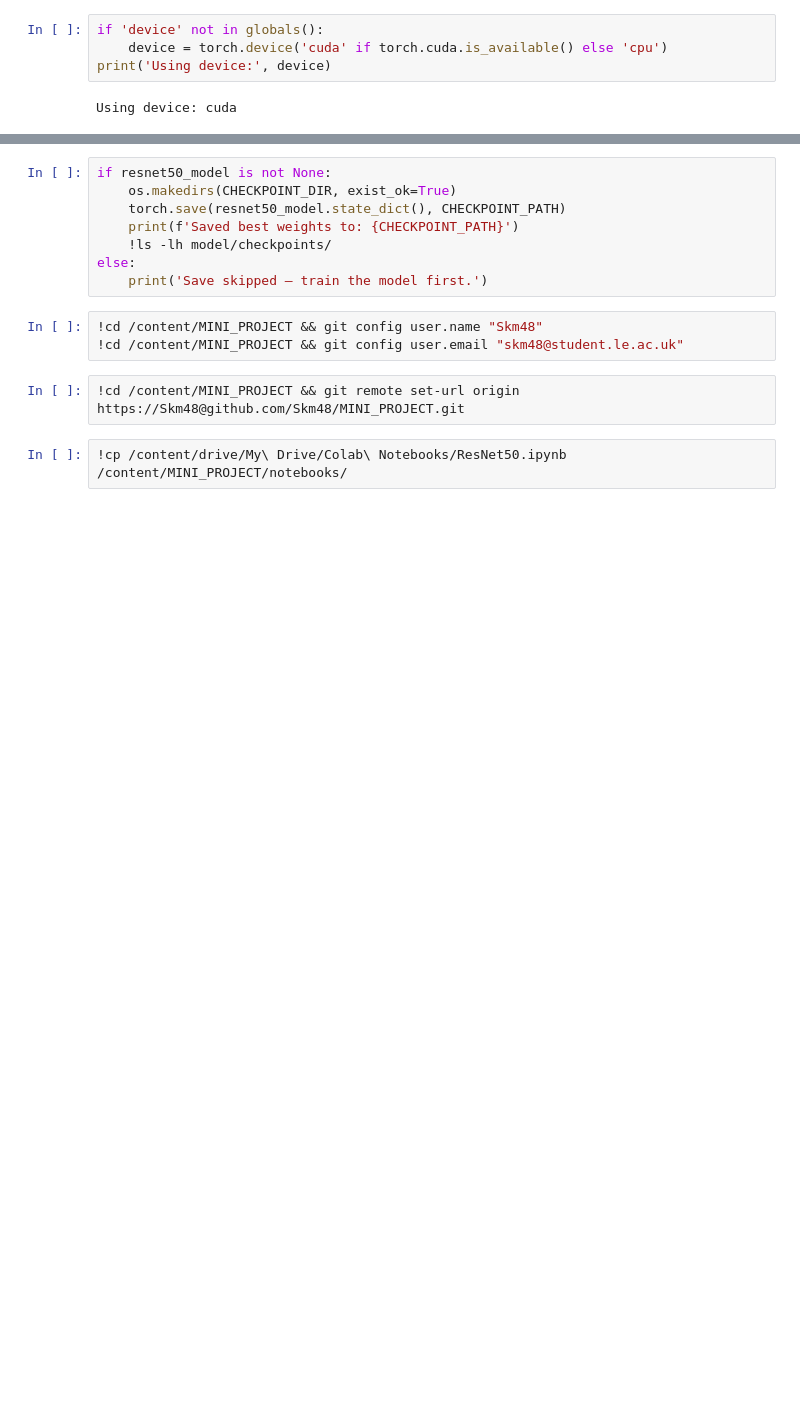
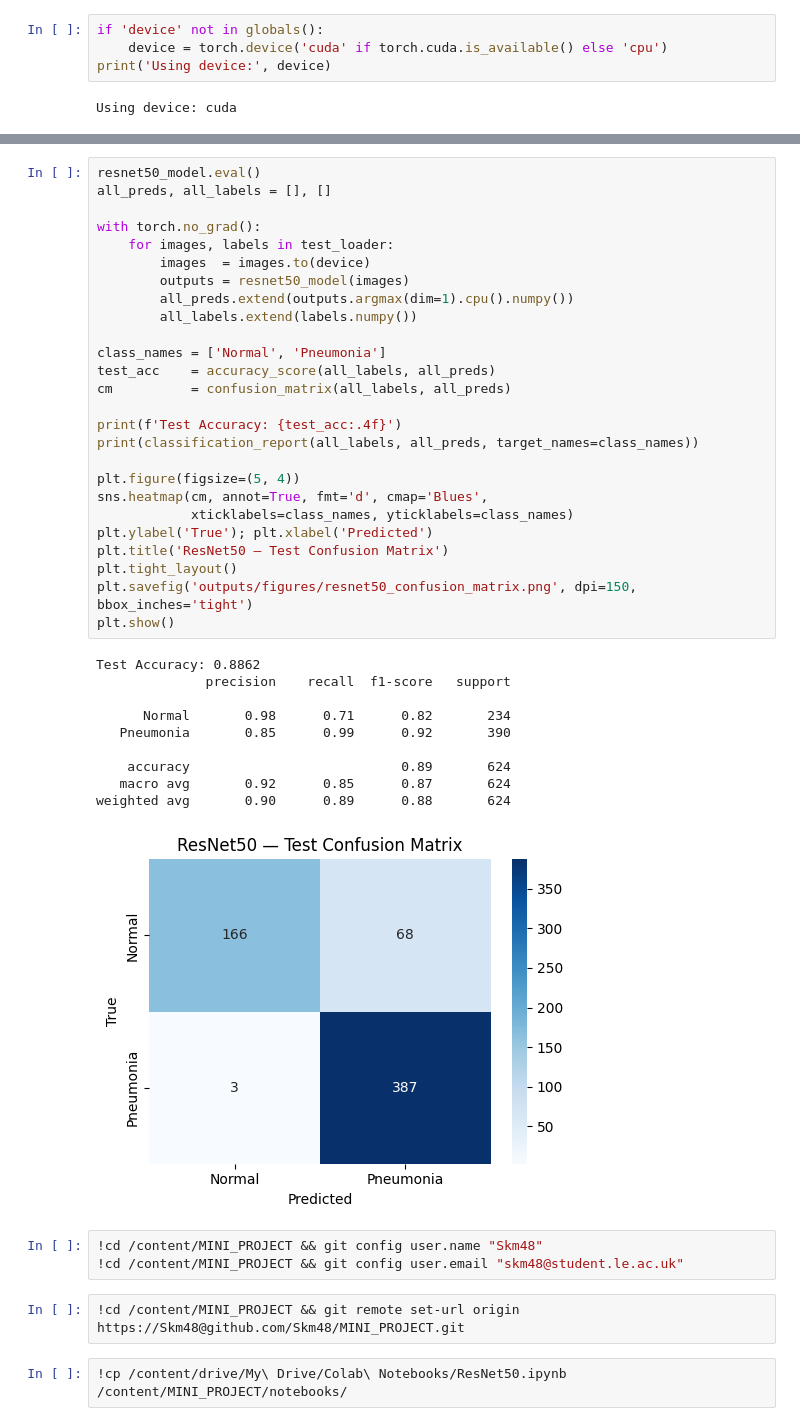
Before and after one commit to Skm48/MINI_PROJECT, a Jupyter notebook: notebooks/ResNet50.ipynb, the cells around one changed output, grey strips where cells are left out. Saved outputs shown, nothing was run; the diff lists cells and outputs as text; blank space fills up the shorter version.

```diff
--- a/notebooks/ResNet50.ipynb
+++ b/notebooks/ResNet50.ipynb
@@ -398,11 +357,40 @@ NameError: name 'test_loader' is not defined
-# %%
-if resnet50_model is not None:
-    os.makedirs(CHECKPOINT_DIR, exist_ok=True)
-    torch.save(resnet50_model.state_dict(), CHECKPOINT_PATH)
-    print(f'Saved best weights to: {CHECKPOINT_PATH}')
-    !ls -lh model/checkpoints/
-else:
-    print('Save skipped — train the model first.')
+# %%
+resnet50_model.eval()
+all_preds, all_labels = [], []
+
+with torch.no_grad():
+    for images, labels in test_loader:
+        images  = images.to(device)
+        outputs = resnet50_model(images)
+        all_preds.extend(outputs.argmax(dim=1).cpu().numpy())
+        all_labels.extend(labels.numpy())
+
+class_names = ['Normal', 'Pneumonia']
+test_acc    = accuracy_score(all_labels, all_preds)
+cm          = confusion_matrix(all_labels, all_preds)
+
+print(f'Test Accuracy: {test_acc:.4f}')
+print(classification_report(all_labels, all_preds, target_names=class_names))
+
+plt.figure(figsize=(5, 4))
+sns.heatmap(cm, annot=True, fmt='d', cmap='Blues',
+            xticklabels=class_names, yticklabels=class_names)
+plt.ylabel('True'); plt.xlabel('Predicted')
+plt.title('ResNet50 — Test Confusion Matrix')
+plt.tight_layout()
+plt.savefig('outputs/figures/resnet50_confusion_matrix.png', dpi=150, bbox_inches='tight')
+plt.show()
+# %% [output]
+Test Accuracy: 0.8862
+              precision    recall  f1-score   support
+
+      Normal       0.98      0.71      0.82       234
+   Pneumonia       0.85      0.99      0.92       390
+
+    accuracy                           0.89       624
+   macro avg       0.92      0.85      0.87       624
+weighted avg       0.90      0.89      0.88       624
+[figure, added]
 # %%
 !cd /content/MINI_PROJECT && git config user.name "Skm48"
 !cd /content/MINI_PROJECT && git config user.email "skm48@student.le.ac.uk"
```
Also changed, not shown: parts of 14 cells of this notebook.
